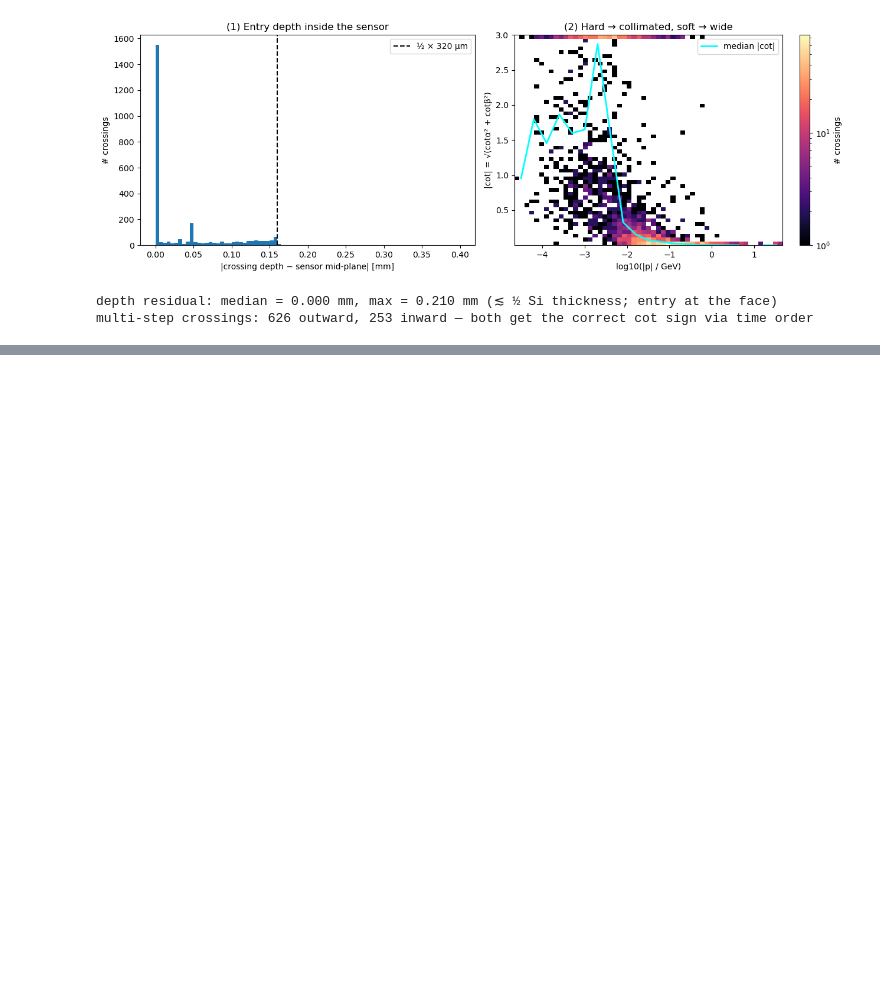
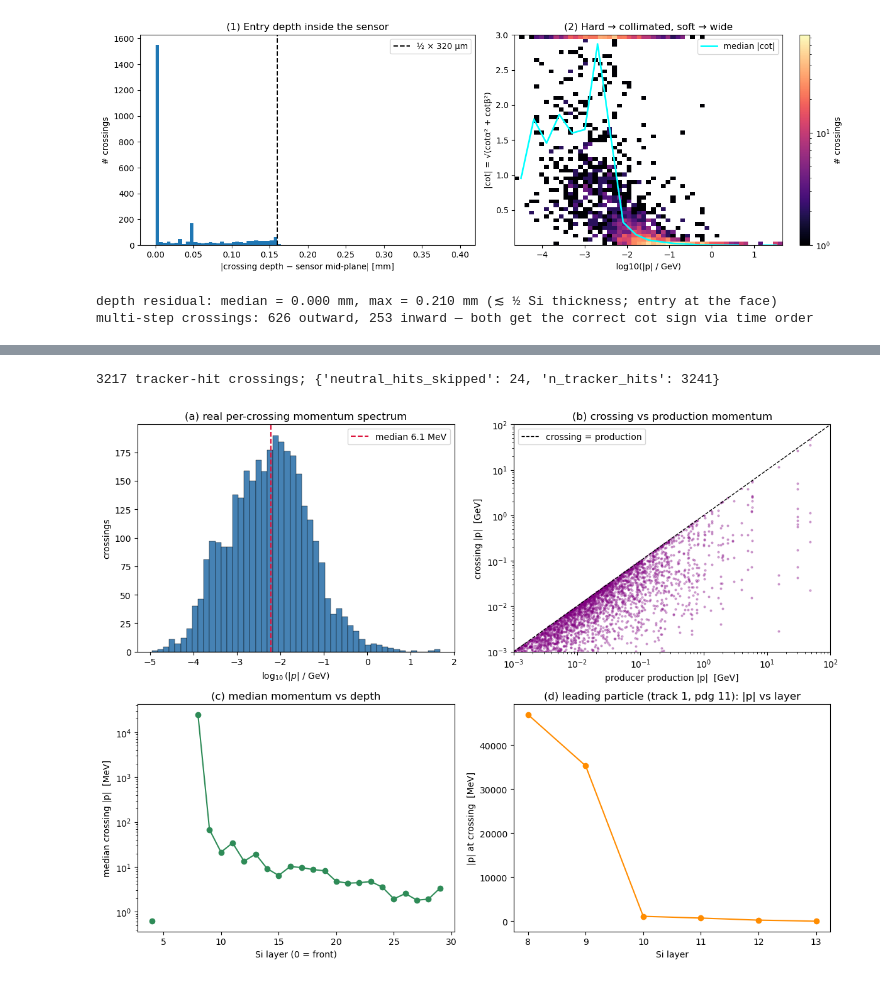
Before and after one commit to murtaza-safdari/CALOMAPS, a Jupyter notebook: notebooks/05_pixelav_inputs.ipynb, the cells around one changed output, grey strips where cells are left out. Drawn from its saved outputs; the diff is of its cells as text; code cells hidden in the pictures; blank space fills up the shorter version.

```diff
--- a/notebooks/05_pixelav_inputs.ipynb
+++ b/notebooks/05_pixelav_inputs.ipynb
@@ -523,0 +557,47 @@ multi-step crossings: 626 outward, 253 inward — both get the correct cot sign
+# %%
+# ---- Variant C: real per-crossing momentum from the tracker-readout sim ----
+dT = np.load(_find("trackermom_gamma50_1evt.npz"), allow_pickle=True)
+segsC, statsC = pc.build_segments_C(dT)
+print(f"{len(segsC)} tracker-hit crossings; {statsC}")
+
+pcross = np.array([s["p_GeV"]   for s in segsC])           # REAL |p| at each crossing (GeV)
+layerC = np.array([s["layer_id"] for s in segsC])
+trkC   = np.array([s["track_id"] for s in segsC])
+pprod  = np.sqrt(dT["px"][trkC]**2 + dT["py"][trkC]**2 + dT["pz"][trkC]**2)   # producer's PRODUCTION |p|
+
+fig, ax = plt.subplots(2, 2, figsize=(12, 9))
+
+# (a) per-crossing momentum spectrum
+m = pcross > 0
+ax[0,0].hist(np.log10(pcross[m]), bins=50, color="steelblue", edgecolor="k", lw=0.3)
+ax[0,0].axvline(np.log10(np.median(pcross[m])), color="crimson", ls="--",
+                label=f"median {np.median(pcross[m])*1e3:.1f} MeV")
+ax[0,0].set_xlabel(r"$\log_{10}(|p|\ /\ \mathrm{GeV})$"); ax[0,0].set_ylabel("crossings")
+ax[0,0].set_title("(a) real per-crossing momentum spectrum"); ax[0,0].legend()
+
+# (b) crossing |p| vs producer production |p|  -- must sit on/below the diagonal (energy loss)
+good = (pcross > 0) & (pprod > 0)
+ax[0,1].scatter(pprod[good], pcross[good], s=4, alpha=0.3, color="purple")
+lim = [1e-3, 1e2]; ax[0,1].plot(lim, lim, "k--", lw=1, label="crossing = production")
+ax[0,1].set_xscale("log"); ax[0,1].set_yscale("log"); ax[0,1].set_xlim(lim); ax[0,1].set_ylim(lim)
+ax[0,1].set_xlabel("producer production |p|  [GeV]"); ax[0,1].set_ylabel("crossing |p|  [GeV]")
+ax[0,1].set_title("(b) crossing vs production momentum"); ax[0,1].legend()
+
+# (c) median per-crossing momentum vs layer -- the shower softens with depth
+L = np.arange(layerC.min(), layerC.max()+1)
+medp = [np.median(pcross[layerC==l]) if np.any(layerC==l) else np.nan for l in L]
+ax[1,0].plot(L, np.array(medp)*1e3, "o-", color="seagreen")
+ax[1,0].set_xlabel("Si layer (0 = front)"); ax[1,0].set_ylabel("median crossing |p|  [MeV]")
+ax[1,0].set_yscale("log"); ax[1,0].set_title("(c) median momentum vs depth")
+
+# (d) the leading conversion particle, crossing-by-crossing -- monotone energy loss
+cand = [(t, (trkC==t).sum(), pprod[trkC==t][0]) for t in np.unique(trkC)]
+lead = max((c for c in cand if c[1] >= 3), key=lambda c: c[2])[0]   # most-energetic multi-crossing track
+sel = trkC == lead; order = np.argsort(layerC[sel])
+ax[1,1].plot(layerC[sel][order], pcross[sel][order]*1e3, "o-", color="darkorange")
+ax[1,1].set_xlabel("Si layer"); ax[1,1].set_ylabel("|p| at crossing  [MeV]")
+ax[1,1].set_title(f"(d) leading particle (track {lead}, pdg {dT['pdg'][lead]}): |p| vs layer")
+plt.tight_layout(); plt.show()
+# %% [output]
+3217 tracker-hit crossings; {'neutral_hits_skipped': 24, 'n_tracker_hits': 3241}
+[figure, added]
```
Also changed, not shown: parts of 3 cells of this notebook, 4 other files.
